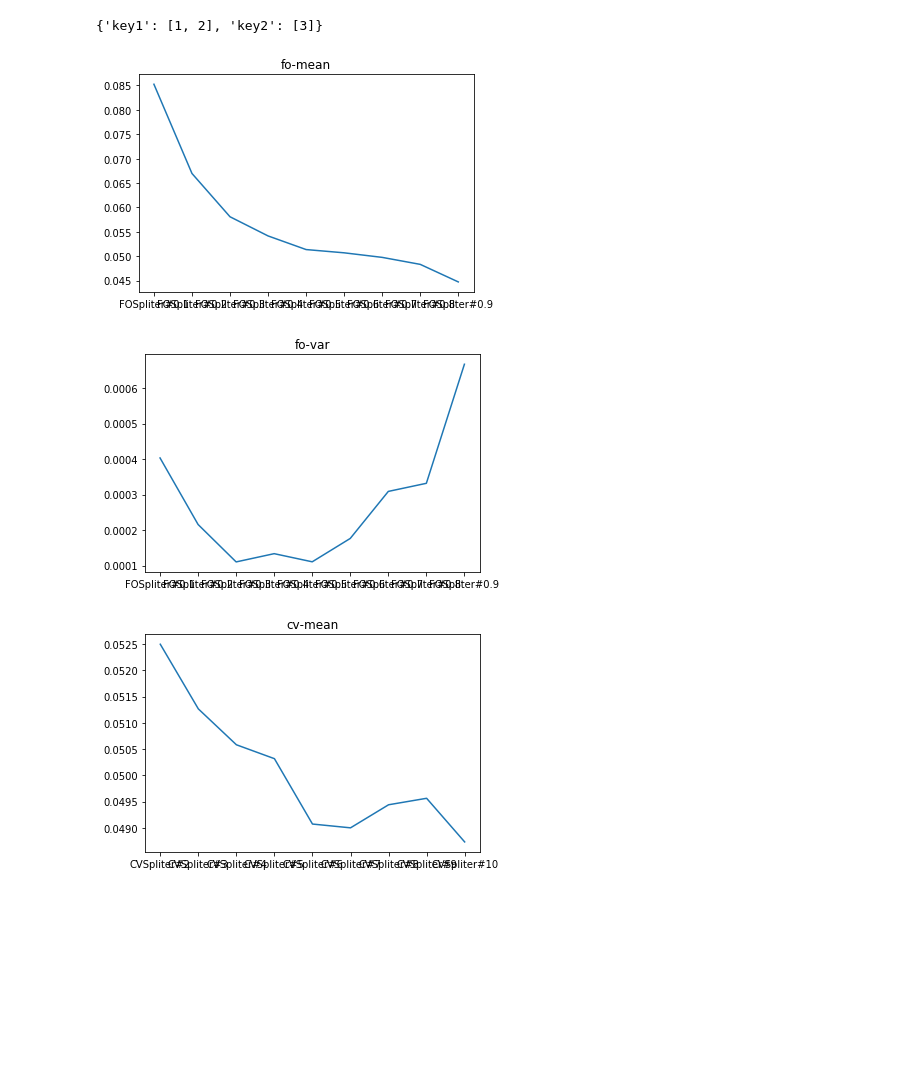
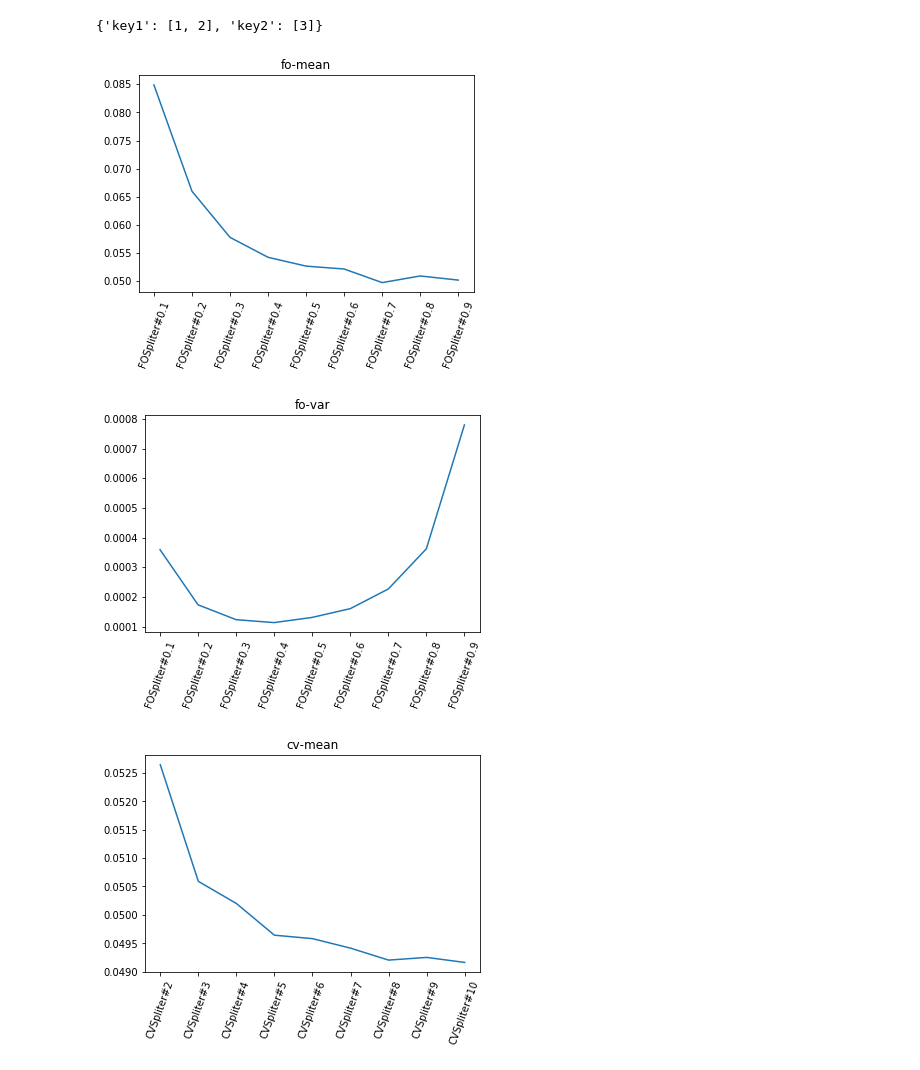
Before and after one commit to ya-mori/python-note, a Jupyter notebook: training/data_division.ipynb, the cells around one changed output. Saved outputs shown, nothing was run; the diff lists cells and outputs as text; code cells hidden in the pictures; blank space fills up the shorter version.

```diff
--- a/training/data_division.ipynb
+++ b/training/data_division.ipynb
@@ -247,35 +247,39 @@ def run_tasks(memory, tasks):
 
 def main():
     memory = Aggregator()
-    for i in range(100):
+    for i in range(1000):
         df_origin = get_data()
         tasks_fo = [FOSpliter(df=df_origin, num=round(num*0.1, 1)) for num in range(1, 10)]
         tasks_cv = [CVSpliter(df=df_origin, num=(num)) for num in range(2, 11)]
         tasks = tasks_fo + tasks_cv
         memory = run_tasks(memory, tasks)
     df_total = memory.total()
     df_total_fo = df_total[df_total.index.str.contains('FO')]
     df_total_cv = df_total[df_total.index.str.contains('CV')]
 #     display(df_total_fo)
 #     display(df_total_cv)
 
     # plot
     plt.plot(df_total_fo.index, df_total_fo['mean'])
     plt.title('fo-mean')
+    plt.xticks(rotation=70)
     plt.show()
     plt.plot(df_total_fo.index, df_total_fo['var'])
     plt.title('fo-var')
+    plt.xticks(rotation=70)
     plt.show()
 
     plt.plot(df_total_cv.index, df_total_cv['mean'])
     plt.title('cv-mean')
+    plt.xticks(rotation=70)
     plt.show()
     plt.plot(df_total_cv.index, df_total_cv['var'])
     plt.title('cv-var')
+    plt.xticks(rotation=70)
     plt.show()
 
 main()
 # %% [output]
-[figure, old version]
+[figure, new version]
-[figure, old version]
+[figure, new version]
-[figure, old version]
+[figure, new version]
```
Also changed, not shown: parts of 3 cells of this notebook.
